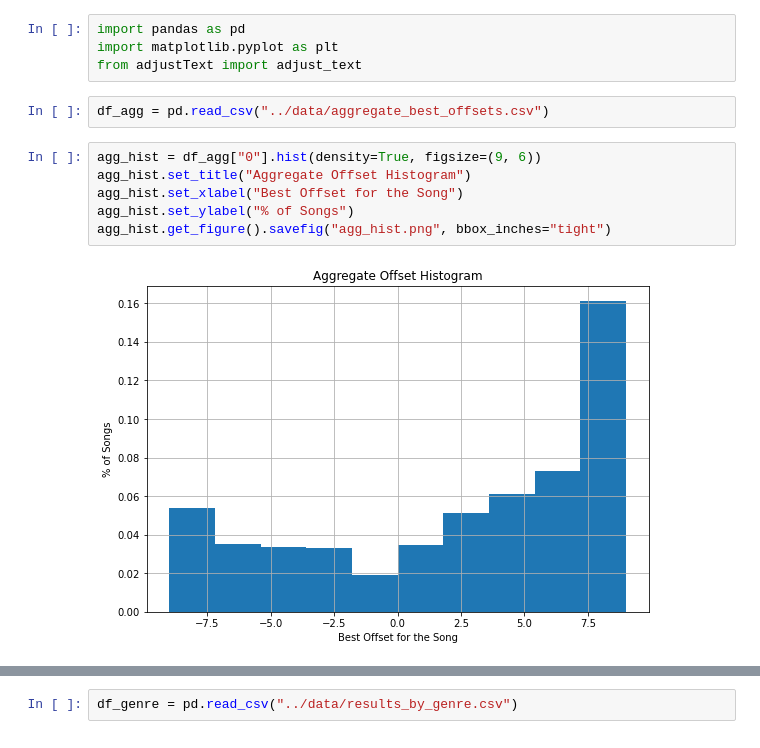
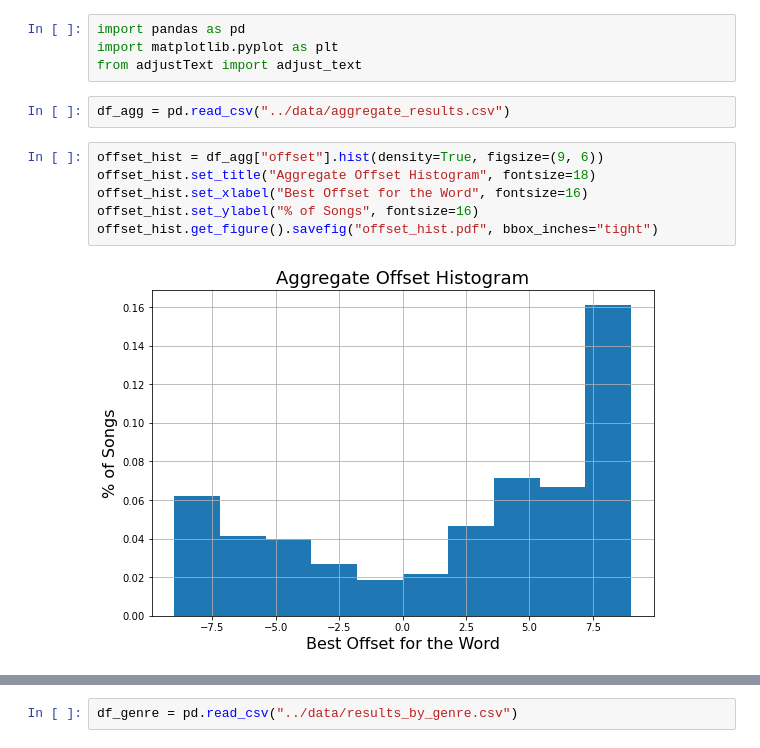
Before and after one commit to benpry/COG403-songlyrics, a Jupyter notebook: figures/AnalyzeResults.ipynb, the cells around one changed output, grey strips where cells are left out. Drawn from its saved outputs; the diff is of its cells as text.

```diff
--- a/figures/AnalyzeResults.ipynb
+++ b/figures/AnalyzeResults.ipynb
@@ -3,12 +3,12 @@ import pandas as pd
 import matplotlib.pyplot as plt
 from adjustText import adjust_text
 # %%
-df_agg = pd.read_csv("../data/aggregate_best_offsets.csv")
+df_agg = pd.read_csv("../data/aggregate_results.csv")
 # %%
-agg_hist = df_agg["0"].hist(density=True, figsize=(9, 6))
-agg_hist.set_title("Aggregate Offset Histogram")
-agg_hist.set_xlabel("Best Offset for the Song")
-agg_hist.set_ylabel("% of Songs")
-agg_hist.get_figure().savefig("agg_hist.png", bbox_inches="tight")
+offset_hist = df_agg["offset"].hist(density=True, figsize=(9, 6))
+offset_hist.set_title("Aggregate Offset Histogram", fontsize=18)
+offset_hist.set_xlabel("Best Offset for the Word", fontsize=16)
+offset_hist.set_ylabel("% of Songs", fontsize=16)
+offset_hist.get_figure().savefig("offset_hist.pdf", bbox_inches="tight")
 # %% [output]
-[figure, old version]
+[figure, new version]
```
Also changed, not shown: parts of 3 cells of this notebook, 6 other files.
